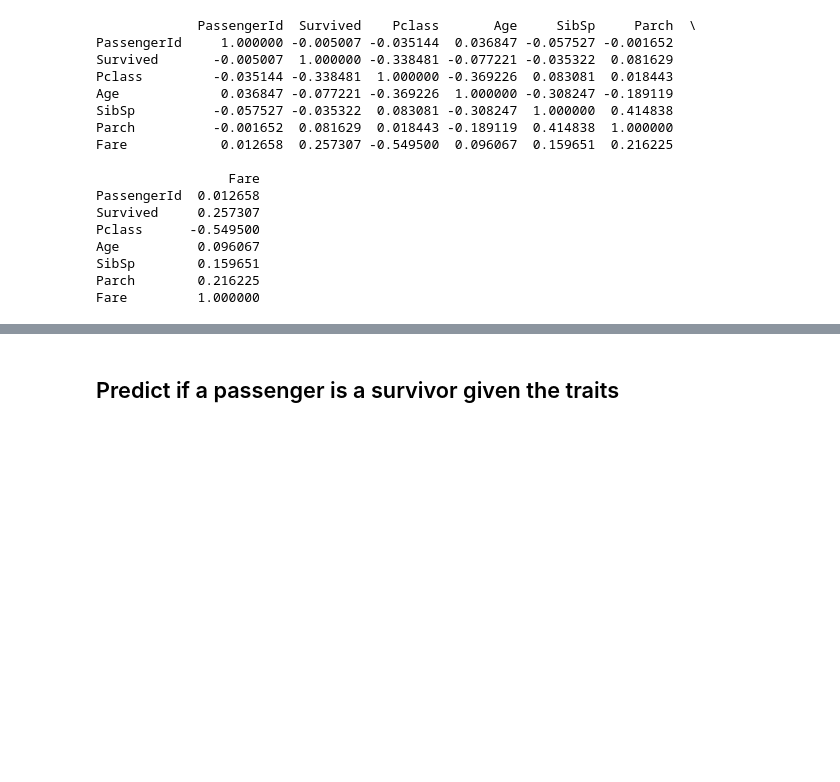
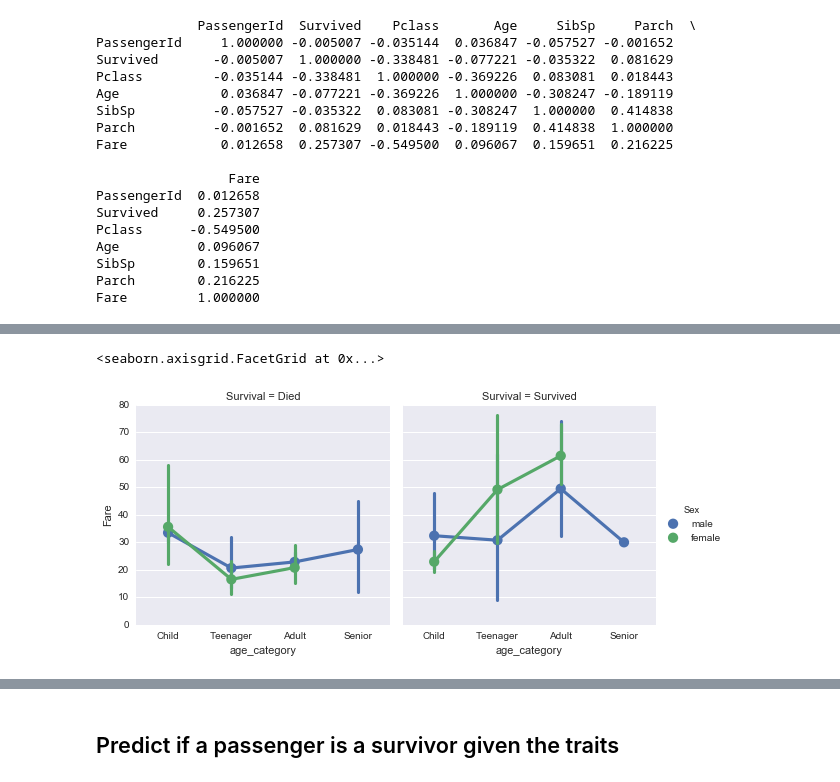
Before and after one commit to suwDB/Udacity-Projects, a Jupyter notebook: P2 Titanic/Titanic.ipynb, the cells around one changed output, grey strips where cells are left out. Cells and saved outputs as stored; diff of their text form; code cells hidden in the pictures; blank space fills up the shorter version.

```diff
--- a/P2 Titanic/Titanic.ipynb
+++ b/P2 Titanic/Titanic.ipynb
@@ -333,0 +388,8 @@ From the exploration we know that children, women and first class passengers wer
+# %%
+# Create bins for age categories and compare with
+bins = [0, 10, 20, 65, 100]
+group_names = ['Child', 'Teenager', 'Adult', 'Senior']
+age_category = pd.cut(df_no_missing_age['Age'], bins, labels=group_names)
+df_no_missing_age['age_category'] = pd.cut(df_no_missing_age['Age'], bins, labels=group_names)
+
+print df_no_missing_age.groupby(['age_category'], as_index = False)['Name'].count()
@@ -333,0 +406,6 @@ From the exploration we know that children, women and first class passengers wer
+# %%
+# Plotting Fare by age categories and gender
+sns.factorplot(x="age_category", y="Fare", col = 'Survival',hue="Sex", data=df_no_missing_age)
+# %% [output]
+<seaborn.axisgrid.FacetGrid at 0x...>
+[figure, added]
```
Also changed, not shown: parts of 38 cells of this notebook.
